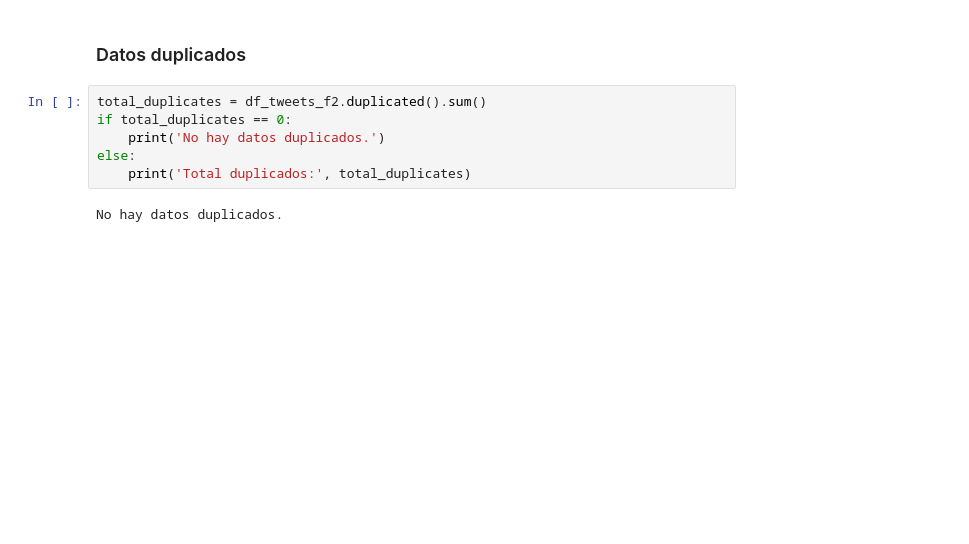
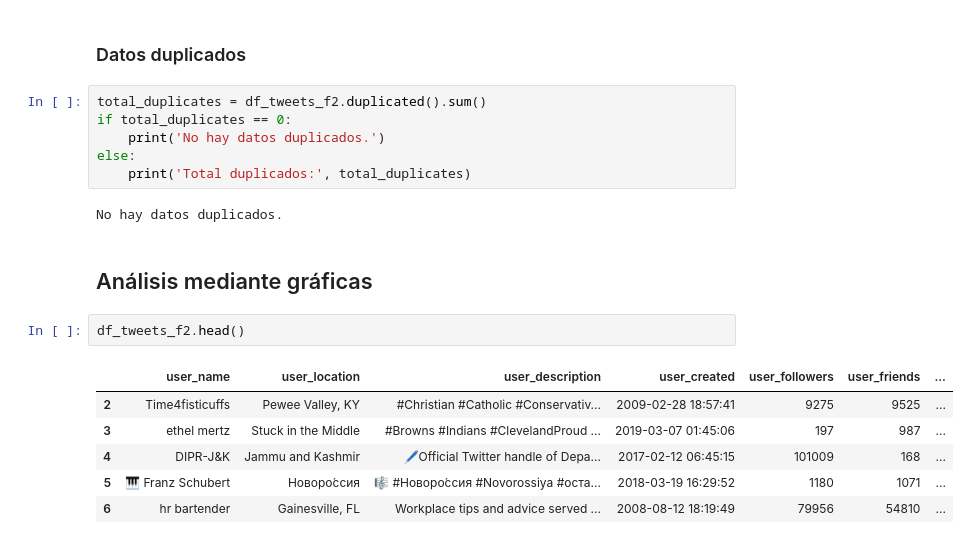
Before and after one commit to mgonzalz/busqueda_uso_dataset, a Jupyter notebook: covid19_tweets.ipynb, the cells around one changed output. Drawn from its saved outputs; the diff is of its cells as text; blank space fills up the shorter version.

```diff
--- a/covid19_tweets.ipynb
+++ b/covid19_tweets.ipynb
@@ -108,3 +136,14 @@ else:
     print('Total duplicados:', total_duplicates)
 # %% [output]
 No hay datos duplicados.
+# %% [markdown]
+## Análisis mediante gráficas
+# %%
+df_tweets_f2.head()
+# %% [output]
+|  | user_name | user_location | user_description | user_created | user_followers | user_friends | ... |
+| 2 | Time4fisticuffs | Pewee Valley, KY | #Christian #Catholic #Conservativ... | 2009-02-28 18:57:41 | 9275 | 9525 | ... |
+| 3 | ethel mertz | Stuck in the Middle | #Browns #Indians #ClevelandProud ... | 2019-03-07 01:45:06 | 197 | 987 | ... |
+| 4 | DIPR-J&K | Jammu and Kashmir | 🖊️Official Twitter handle of Depa... | 2017-02-12 06:45:15 | 101009 | 168 | ... |
+| 5 | 🎹 Franz Schubert | Новоро́ссия | 🎼 #Новоро́ссия #Novorossiya #оста... | 2018-03-19 16:29:52 | 1180 | 1071 | ... |
+| 6 | hr bartender | Gainesville, FL | Workplace tips and advice served ... | 2008-08-12 18:19:49 | 79956 | 54810 | ... |
```
Also changed, not shown: parts of 13 cells of this notebook, 5 other files.
